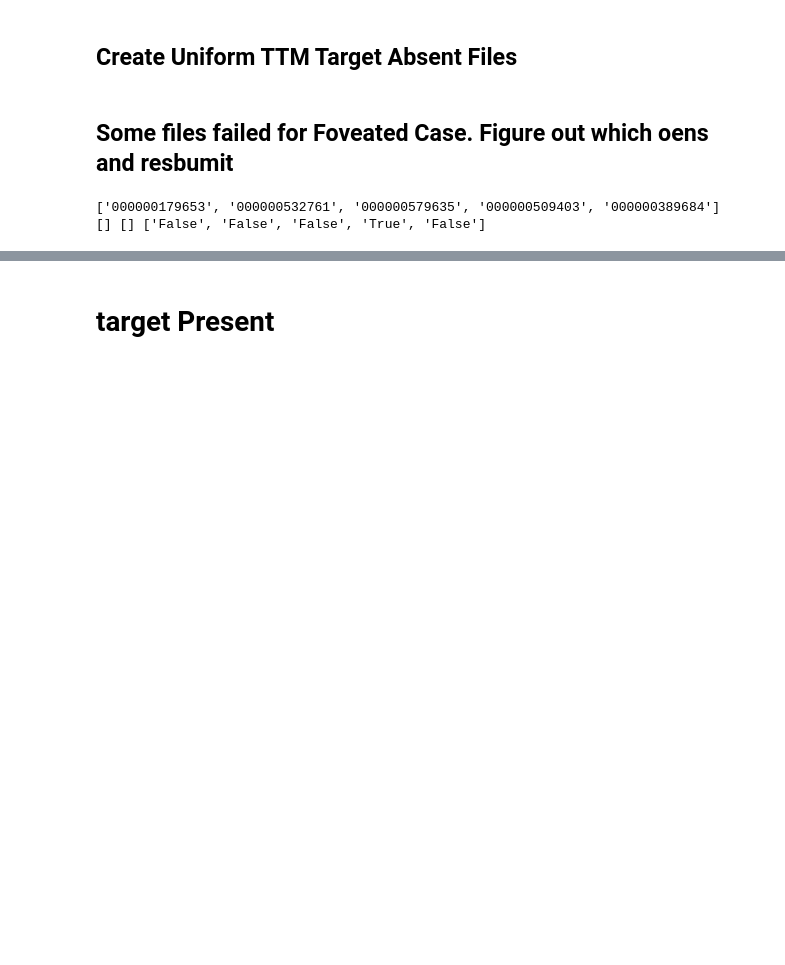
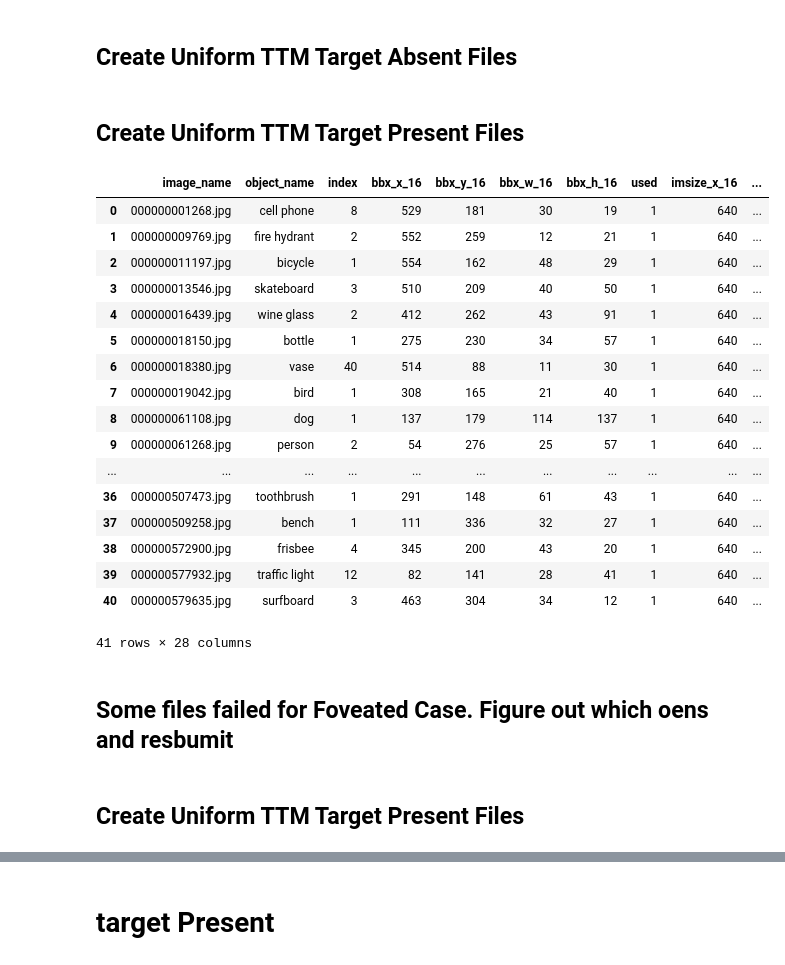
Before and after one commit to RosenholtzLab/TTM, a Jupyter notebook: createExperimentTTMScript.ipynb, the cells around one changed output, grey strips where cells are left out. Drawn from its saved outputs; the diff is of its cells as text; code cells hidden in the pictures; blank space fills up the shorter version.

Commit message:
new mongrel dataset

```diff
--- a/createExperimentTTMScript.ipynb
+++ b/createExperimentTTMScript.ipynb
@@ -111 +116,3 @@ for imname in bbx_list['image_name']:
 text_file.close()
+# %% [markdown]
+## Create Uniform TTM Target Present Files
@@ -112,37 +145,26 @@ text_file.close()
 # %%
-/home/gridsan/groups/datasets/coco/val2017/000000032081.jpg	400	NaN	16	cocoVAL
+## read in data info
+import pandas as pd
+bbx_list = pd.read_csv(f'/home/gridsan/vdutell/RosenholtzLab_shared/cocop_bbx_fixations.csv')
+bbx_list
+# %% [output]
+|  | image_name | object_name | index | bbx_x_16 | bbx_y_16 | bbx_w_16 | bbx_h_16 | used | imsize_x_16 | ... |
+| 0 | 000000001268.jpg | cell phone | 8 | 529 | 181 | 30 | 19 | 1 | 640 | ... |
+| 1 | 000000009769.jpg | fire hydrant | 2 | 552 | 259 | 12 | 21 | 1 | 640 | ... |
+| 2 | 000000011197.jpg | bicycle | 1 | 554 | 162 | 48 | 29 | 1 | 640 | ... |
+| 3 | 000000013546.jpg | skateboard | 3 | 510 | 209 | 40 | 50 | 1 | 640 | ... |
+| 4 | 000000016439.jpg | wine glass | 2 | 412 | 262 | 43 | 91 | 1 | 640 | ... |
+| 5 | 000000018150.jpg | bottle | 1 | 275 | 230 | 34 | 57 | 1 | 640 | ... |
+| 6 | 000000018380.jpg | vase | 40 | 514 | 88 | 11 | 30 | 1 | 640 | ... |
+| 7 | 000000019042.jpg | bird | 1 | 308 | 165 | 21 | 40 | 1 | 640 | ... |
+| 8 | 000000061108.jpg | dog | 1 | 137 | 179 | 114 | 137 | 1 | 640 | ... |
+| 9 | 000000061268.jpg | person | 2 | 54 | 276 | 25 | 57 | 1 | 640 | ... |
+| ... | ... | ... | ... | ... | ... | ... | ... | ... | ... | ... |
+| 36 | 000000507473.jpg | toothbrush | 1 | 291 | 148 | 61 | 43 | 1 | 640 | ... |
+| 37 | 000000509258.jpg | bench | 1 | 111 | 336 | 32 | 27 | 1 | 640 | ... |
+| 38 | 000000572900.jpg | frisbee | 4 | 345 | 200 | 43 | 20 | 1 | 640 | ... |
+| 39 | 000000577932.jpg | traffic light | 12 | 82 | 141 | 28 | 41 | 1 | 640 | ... |
+| 40 | 000000579635.jpg | surfboard | 3 | 463 | 304 | 34 | 12 | 1 | 640 | ... |
+41 rows × 28 columns
 # %% [markdown]
 ## Some files failed for Foveated Case. Figure out which oens and resbumit
-# %%
-import os
-#move output files to new folder
-new_folder_name = '/home/gridsan/groups/RosenholtzLab/foveated_exp_stims'
-import glob
-output_folder = "/home/gridsan/vdutell/TTM/foveated_output/*/mongrelized_*.png"
-mongrel_paths = glob.glob(output_folder)
-fnames = []
-fx_xs = []
-fx_ys = []
-inpaint_flag = []
-for path in mongrel_paths:
-    parts = path.split('/')
-    folder = parts[6]
-    fname = parts[7]
-    folderparts = folder.split('_')
-    imnum = folderparts[0]
-    fnames.append(imnum)
-    if(folderparts[1]=='inpaint'):
-        inpaint_flag.append('True')
-        fx = folderparts[2].replace('X','')
-        fy = folderparts[3].replace('Y','')
-        command = f'cp {path} {new_folder_name}/absent/{imnum}_{fx}_{fy}.png'
-    else:
-        inpaint_flag.append('False')
-        fx = folderparts[1].replace('X','')
-        fy = folderparts[2].replace('Y','')
-        command = f'cp {path} {new_folder_name}/present/{imnum}_{fx}_{fy}.png'
-
-    os.system(command)
-print(fnames[:5],fx_xs[:5],fx_ys[:5],inpaint_flag[:5])
-# %% [output]
-['000000179653', '000000532761', '000000579635', '000000509403', '000000389684'] [] [] ['False', 'False', 'False', 'True', 'False']
@@ -149,3 +249,5 @@ print(fnames[:5],fx_xs[:5],fx_ys[:5],inpaint_flag[:5])
+# %% [markdown]
+## Create Uniform TTM Target Present Files
 # %%
 ppd=16
 #output_folder = "/home/gridsan/groups/RosenholtzLab/"
```
Also changed, not shown: parts of 8 cells of this notebook, 3 other files.
